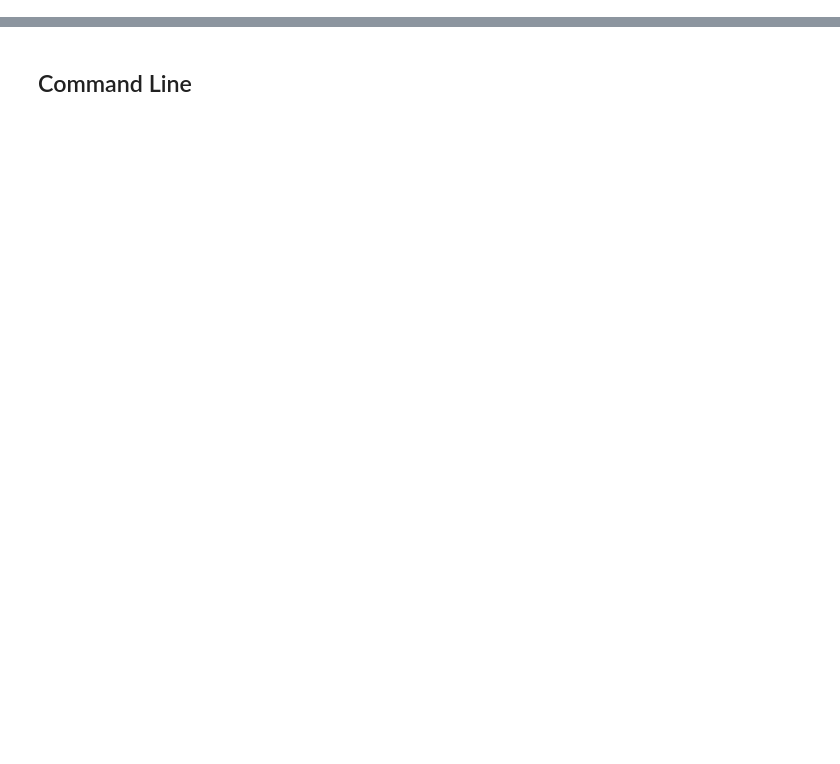
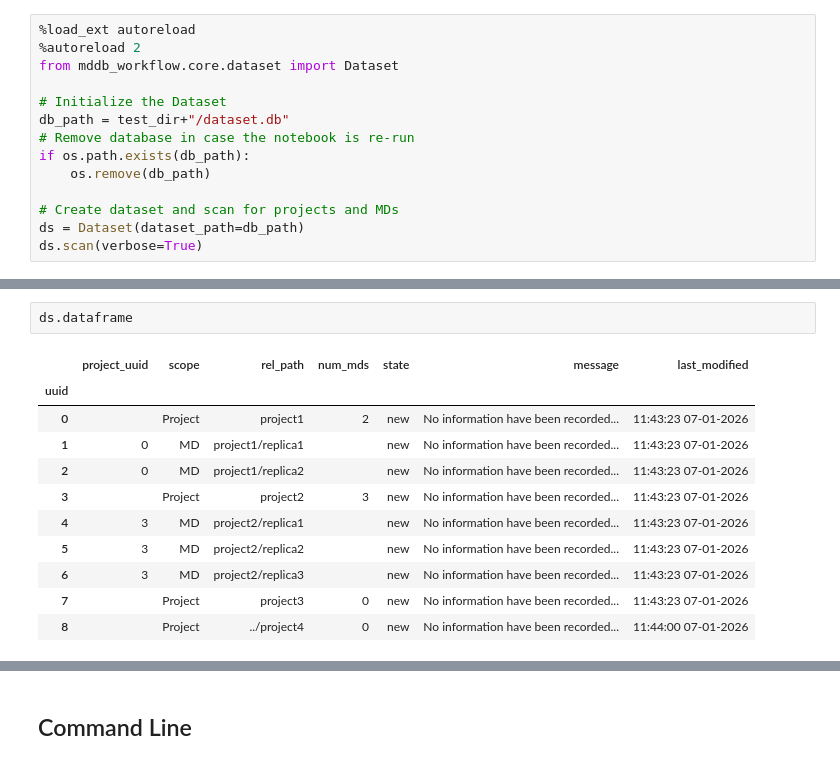
Before and after one commit to mmb-irb/MDDB-workflow, a Jupyter notebook: docs/source/dataset.ipynb, the cells around one changed output, grey strips where cells are left out. Saved outputs shown, nothing was run; the diff lists cells and outputs as text; blank space fills up the shorter version.

```diff
--- a/docs/source/dataset.ipynb
+++ b/docs/source/dataset.ipynb
@@ -4,0 +402,14 @@
+# %%
+%load_ext autoreload
+%autoreload 2
+from mddb_workflow.core.dataset import Dataset
+
+# Initialize the Dataset
+db_path = test_dir+"/dataset.db"
+# Remove database in case the notebook is re-run
+if os.path.exists(db_path):
+    os.remove(db_path)
+
+# Create dataset and scan for projects and MDs
+ds = Dataset(dataset_path=db_path)
+ds.scan(verbose=True)
@@ -4,0 +459,14 @@
+# %%
+ds.dataframe
+# %% [output]
+|  | project_uuid | scope | rel_path | num_mds | state | message | last_modified |
+| uuid |  |  |  |  |  |  |  |
+| 0 |  | Project | project1 | 2 | new | No information have been recorded... | 11:43:23 07-01-2026 |
+| 1 | 0 | MD | project1/replica1 |  | new | No information have been recorded... | 11:43:23 07-01-2026 |
+| 2 | 0 | MD | project1/replica2 |  | new | No information have been recorded... | 11:43:23 07-01-2026 |
+| 3 |  | Project | project2 | 3 | new | No information have been recorded... | 11:43:23 07-01-2026 |
+| 4 | 3 | MD | project2/replica1 |  | new | No information have been recorded... | 11:43:23 07-01-2026 |
+| 5 | 3 | MD | project2/replica2 |  | new | No information have been recorded... | 11:43:23 07-01-2026 |
+| 6 | 3 | MD | project2/replica3 |  | new | No information have been recorded... | 11:43:23 07-01-2026 |
+| 7 |  | Project | project3 | 0 | new | No information have been recorded... | 11:43:23 07-01-2026 |
+| 8 |  | Project | ../project4 | 0 | new | No information have been recorded... | 11:44:00 07-01-2026 |
```
Also changed, not shown: parts of 54 cells of this notebook, 4 other files.
